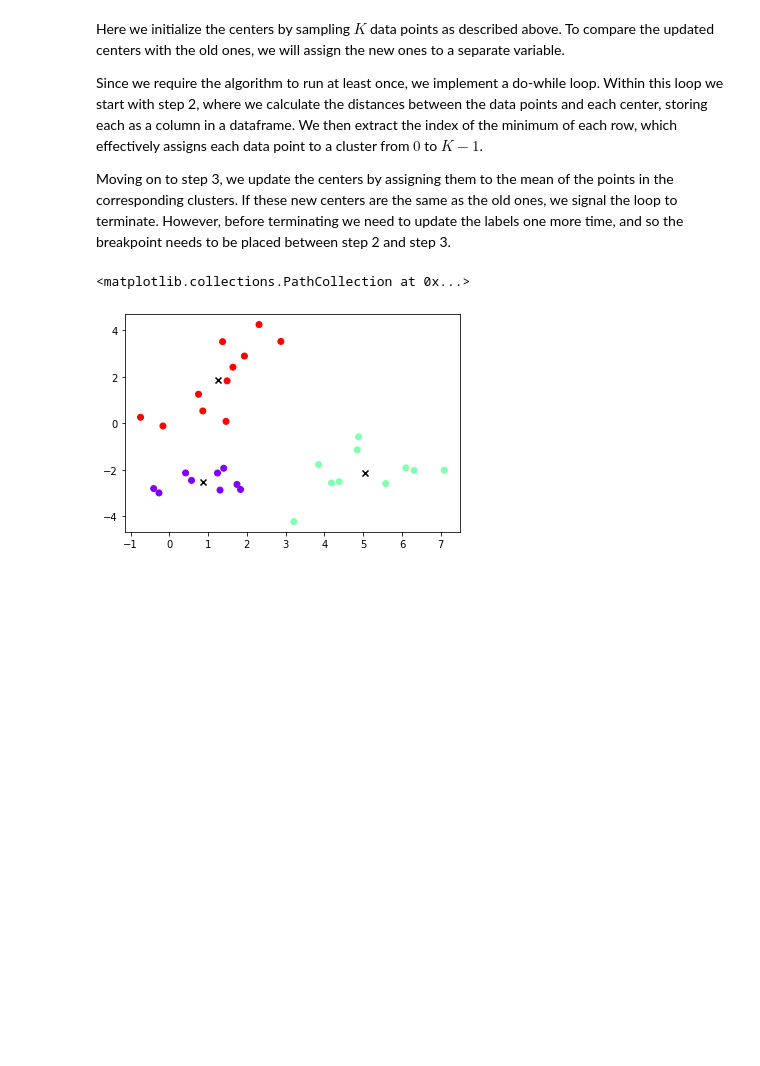
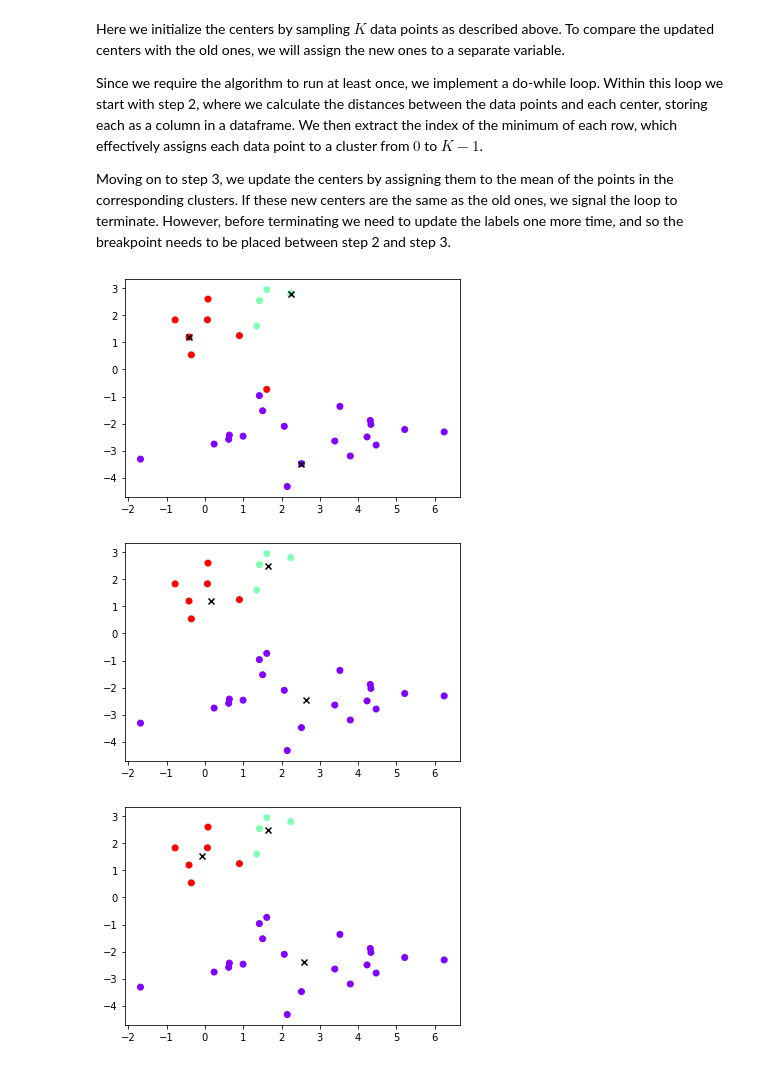
Before and after one commit to chaue/KMeans, a Jupyter notebook: KMeansCluster.ipynb, the cells around one changed output. Drawn from its saved outputs; the diff is of its cells as text; code cells hidden in the pictures; blank space fills up the shorter version.

```diff
--- a/KMeansCluster.ipynb
+++ b/KMeansCluster.ipynb
@@ -38,8 +39,9 @@ import pandas as pd
 from sklearn.cluster import KMeans
 import matplotlib.pyplot as plt
 # %%
-def kmeans(data, k):
+def simplekmeans(data, k):
     # step 1
+    #fig, ax = plt.subplots(3,3, figsize=(15,13))
     centers = data[np.random.randint(data.shape[0], size=k), :]
     newcenters = np.zeros(centers.shape)
     abort = 0
@@ -50,6 +52,10 @@ def kmeans(data, k):
             temp[i] = np.linalg.norm(data - centers[i], axis=1)
         dist = pd.DataFrame(temp.T)
         rnk = np.array(dist.idxmin(axis=1))
+
+        plt.figure()
+        plt.scatter(data[:, 0], data[:, 1], c=rnk, cmap='rainbow')
+        plt.scatter(centers[:, 0], centers[:, 1], marker='x', color='black')
 
         if(abort):
             return(newcenters, rnk)
@@ -63,6 +69,7 @@ def kmeans(data, k):
             abort = 1
         else:
             centers = newcenters
+    return(newcenters, rnk)
 # %% [markdown]
 Here we initialize the centers by sampling $K$ data points as described above. To compare the updated centers with the old ones, we will assign the new ones to a separate variable.
 
@@ -90,17 +97,12 @@ x = np.vstack((c1, c2, c3))
 #plt.plot(c1[:, 0], c1[:, 1], 'bo')
 #plt.plot(c2[:, 0], c2[:, 1], 'rx')
 #plt.plot(c3[:, 0], c3[:, 1], 'g+')
-# %%
-convcenter, labels = kmeans(x, 3)
-plt.scatter(x[:, 0], x[:, 1], c=labels, cmap='rainbow')
-plt.scatter(convcenter[:, 0], convcenter[:, 1], marker='x', color='black')
-#plt.plot(x[np.where(labels == 0)[0], 0], x[np.where(labels == 0)[0], 1], 'bo')
-#plt.plot(x[np.where(labels == 1)[0], 0], x[np.where(labels == 1)[0], 1], 'ro')
-#plt.plot(x[np.where(labels == 2)[0], 0], x[np.where(labels == 2)[0], 1], 'go')
-#plt.plot(convcenter[0, 0], convcenter[0, 1], 'kx')
-#plt.plot(convcenter[1, 0], convcenter[1, 1], 'kx')
-#plt.plot(convcenter[2, 0], convcenter[2, 1], 'kx')
-# %% [output]
-<matplotlib.collections.PathCollection at 0x...>
-[figure, removed]
+# %%
+convcenter, labels = simplekmeans(x, 3)
+#plt.scatter(x[:, 0], x[:, 1], c=labels, cmap='rainbow')
+#plt.scatter(convcenter[:, 0], convcenter[:, 1], marker='x', color='black')
+# %% [output]
+[figure, added]
+[figure, added]
+[figure, added]
 # %% [markdown]
```
Also changed, not shown: parts of 11 cells of this notebook.
